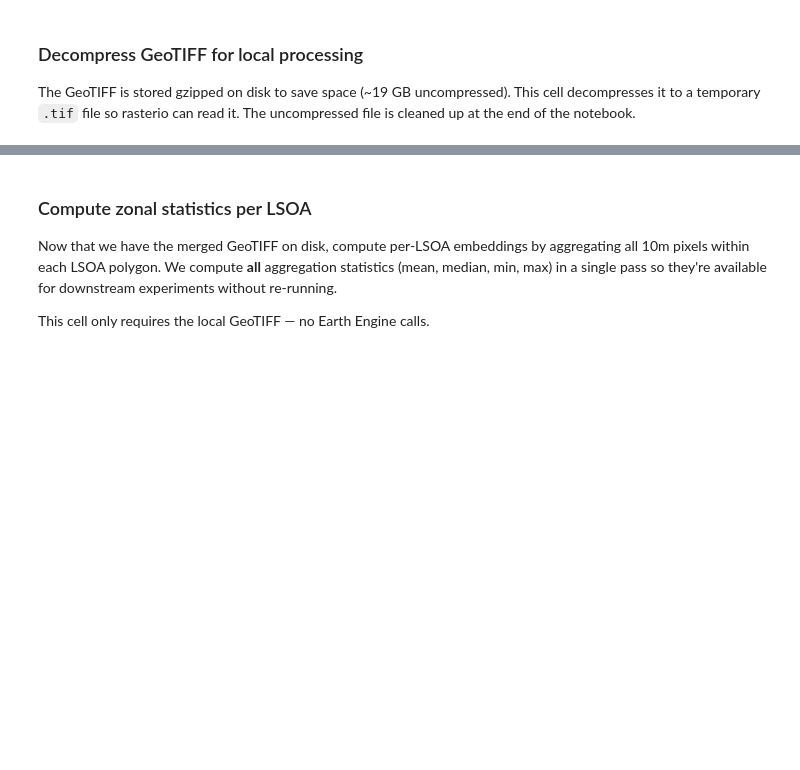
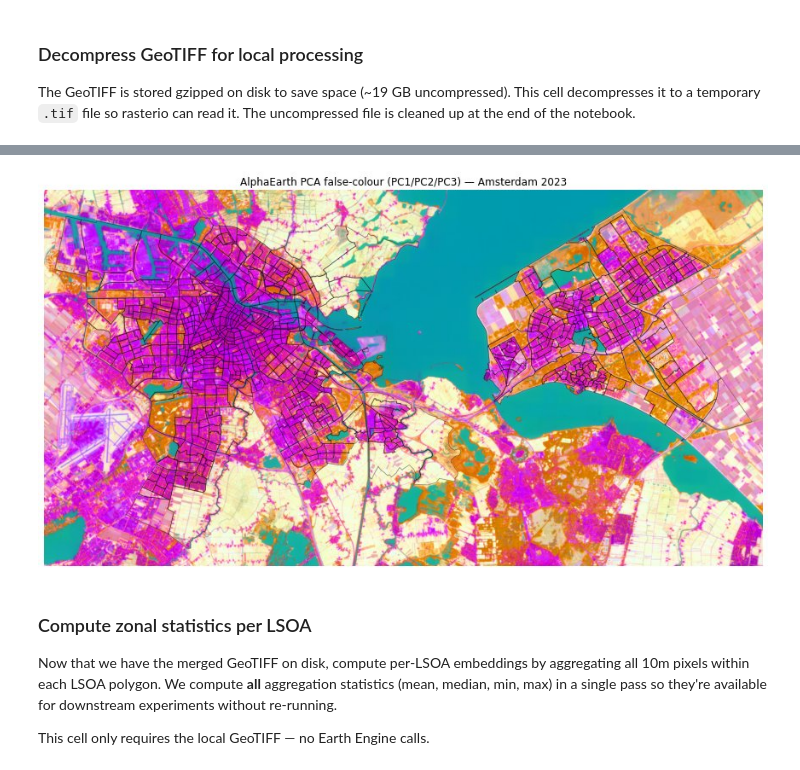
Before and after one commit to nickmalleson/StreetViewDeprivation-Amsterdam, a Jupyter notebook: notebooks/9a-DownloadAlphaEarthEmbeddings.ipynb, the cells around one changed output, grey strips where cells are left out. Cells and saved outputs as stored; diff of their text form; code cells hidden in the pictures; blank space fills up the shorter version.

```diff
--- a/notebooks/9a-DownloadAlphaEarthEmbeddings.ipynb
+++ b/notebooks/9a-DownloadAlphaEarthEmbeddings.ipynb
@@ -283,34 +299,36 @@ with rasterio.open(GEOTIFF_FILE) as src:
     data = src.read()
     extent = [src.bounds.left, src.bounds.right, src.bounds.bottom, src.bounds.top]
 
 # Reshape to (n_pixels, 64) for PCA, masking out nodata pixels
 bands, h, w = data.shape
 flat = data.reshape(bands, -1).T  # (n_pixels, 64)
 valid = np.all(np.isfinite(flat), axis=1)
 
 # Run PCA on valid pixels only
 pca_rgb = PCA(n_components=3)
 pca_rgb.fit(flat[valid])
 transformed = np.full((h * w, 3), np.nan)
 transformed[valid] = pca_rgb.transform(flat[valid])
 rgb = transformed.reshape(h, w, 3)
 
 # Normalise each channel to 0–1 for display
 for ch in range(3):
     band = rgb[:, :, ch]
     vmin, vmax = np.nanpercentile(band, [2, 98])
     rgb[:, :, ch] = np.clip((band - vmin) / (vmax - vmin), 0, 1)
 
 # Replace NaN pixels with white
 rgb = np.nan_to_num(rgb, nan=1.0)
 
 fig, ax = plt.subplots(figsize=(12, 10))
 ax.imshow(rgb, extent=extent, origin='upper')
 ams_buurten.boundary.plot(ax=ax, linewidth=0.8, color='black', alpha=0.4)
 ax.set_title(f'AlphaEarth PCA false-colour (PC1/PC2/PC3) — Amsterdam {YEAR}')
 ax.set_axis_off()
 plt.tight_layout()
-plt.show()
+show_jpeg()
+# %% [output]
+[figure, added]
 # %% [markdown]
 ### Compute zonal statistics per LSOA
 
```
Also changed, not shown: parts of 14 cells of this notebook, 26 other files.
